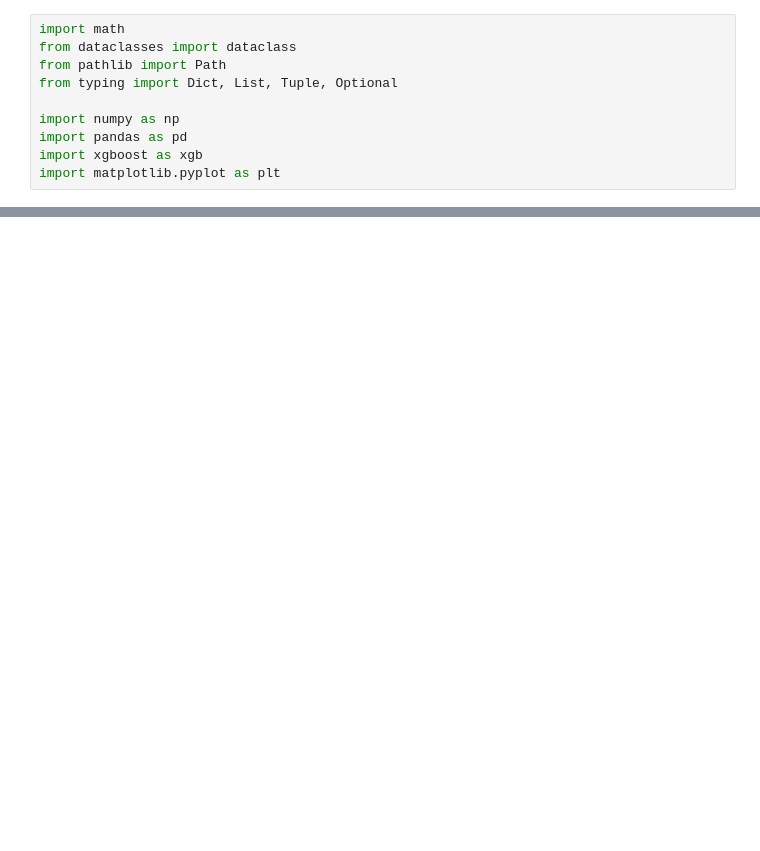
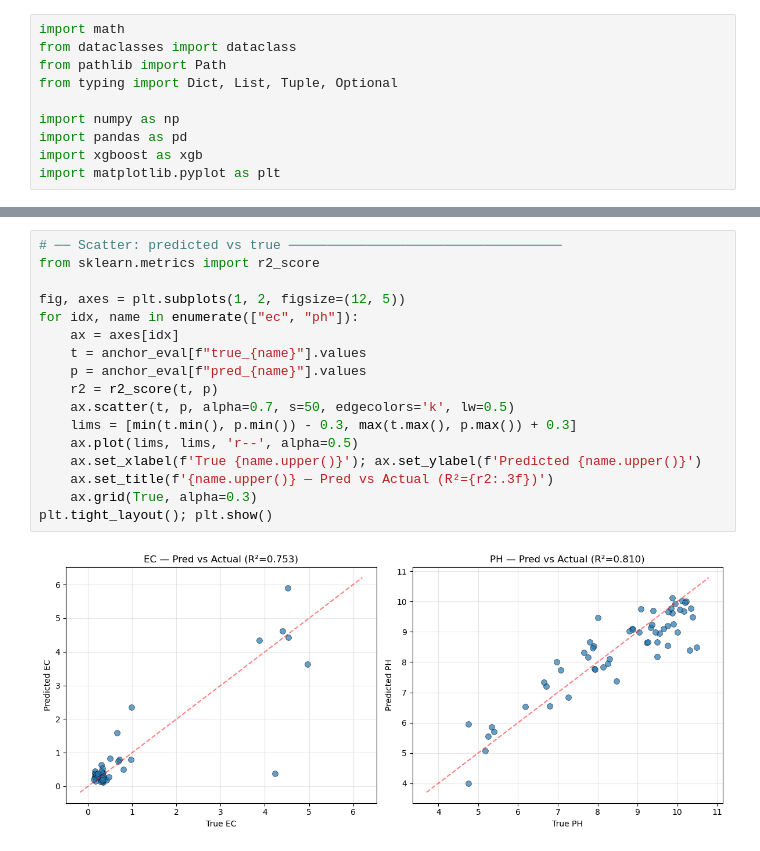
Before and after one commit to EliyahuEden/Predictive_Modeling_Of_Rootzone_Variables_Using_Greenhouse_Data, a Jupyter notebook: scripts/Rootzone_Rollout.ipynb, the cells around one changed output, grey strips where cells are left out. Cells and saved outputs as stored; diff of their text form; blank space fills up the shorter version.

```diff
--- a/scripts/Rootzone_Rollout.ipynb
+++ b/scripts/Rootzone_Rollout.ipynb
@@ -439,0 +414,19 @@ pH metrics: {'n': 89, 'MAE': 0.6626480617135596, 'RMSE': 0.8756689190960979, 'Bi
+# %%
+# ── Scatter: predicted vs true ───────────────────────────────────
+from sklearn.metrics import r2_score
+
+fig, axes = plt.subplots(1, 2, figsize=(12, 5))
+for idx, name in enumerate(["ec", "ph"]):
+    ax = axes[idx]
+    t = anchor_eval[f"true_{name}"].values
+    p = anchor_eval[f"pred_{name}"].values
+    r2 = r2_score(t, p)
+    ax.scatter(t, p, alpha=0.7, s=50, edgecolors='k', lw=0.5)
+    lims = [min(t.min(), p.min()) - 0.3, max(t.max(), p.max()) + 0.3]
+    ax.plot(lims, lims, 'r--', alpha=0.5)
+    ax.set_xlabel(f'True {name.upper()}'); ax.set_ylabel(f'Predicted {name.upper()}')
+    ax.set_title(f'{name.upper()} — Pred vs Actual (R²={r2:.3f})')
+    ax.grid(True, alpha=0.3)
+plt.tight_layout(); plt.show()
+# %% [output]
+[figure, added]
```
Also changed, not shown: parts of 19 cells of this notebook, 3 other files.
